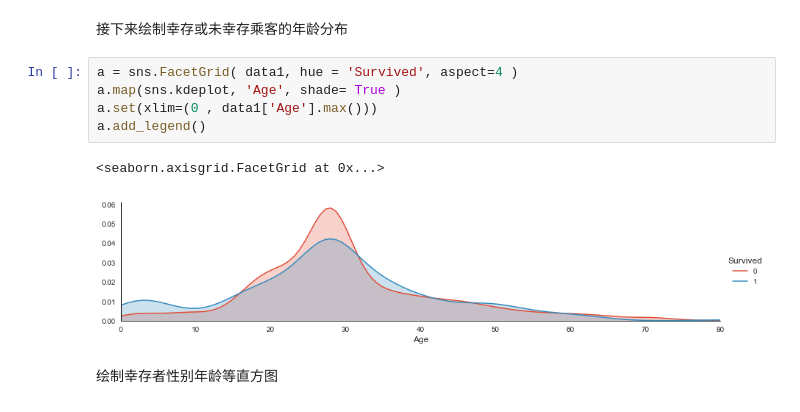
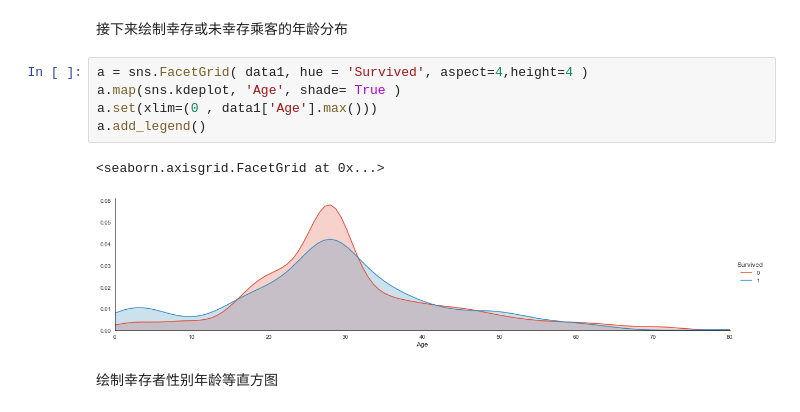
Before and after one commit to linyuexi/commity_exercise, a Jupyter notebook: kaggle/kaggle/kaggle.ipynb, the cells around one changed output. Drawn from its saved outputs; the diff is of its cells as text.

```diff
--- a/kaggle/kaggle/kaggle.ipynb
+++ b/kaggle/kaggle/kaggle.ipynb
@@ -549,13 +546,13 @@ e.add_legend()
 # %% [markdown]
 接下来绘制幸存或未幸存乘客的年龄分布
 # %%
-a = sns.FacetGrid( data1, hue = 'Survived', aspect=4 )
+a = sns.FacetGrid( data1, hue = 'Survived', aspect=4,height=4 )
 a.map(sns.kdeplot, 'Age', shade= True )
 a.set(xlim=(0 , data1['Age'].max()))
 a.add_legend()
 # %% [output]
 <seaborn.axisgrid.FacetGrid at 0x...>
-[figure, old version]
+[figure, new version]
 # %% [markdown]
 绘制幸存者性别年龄等直方图
 # %%
```
Also changed, not shown: parts of 26 cells of this notebook, 1 other file.
